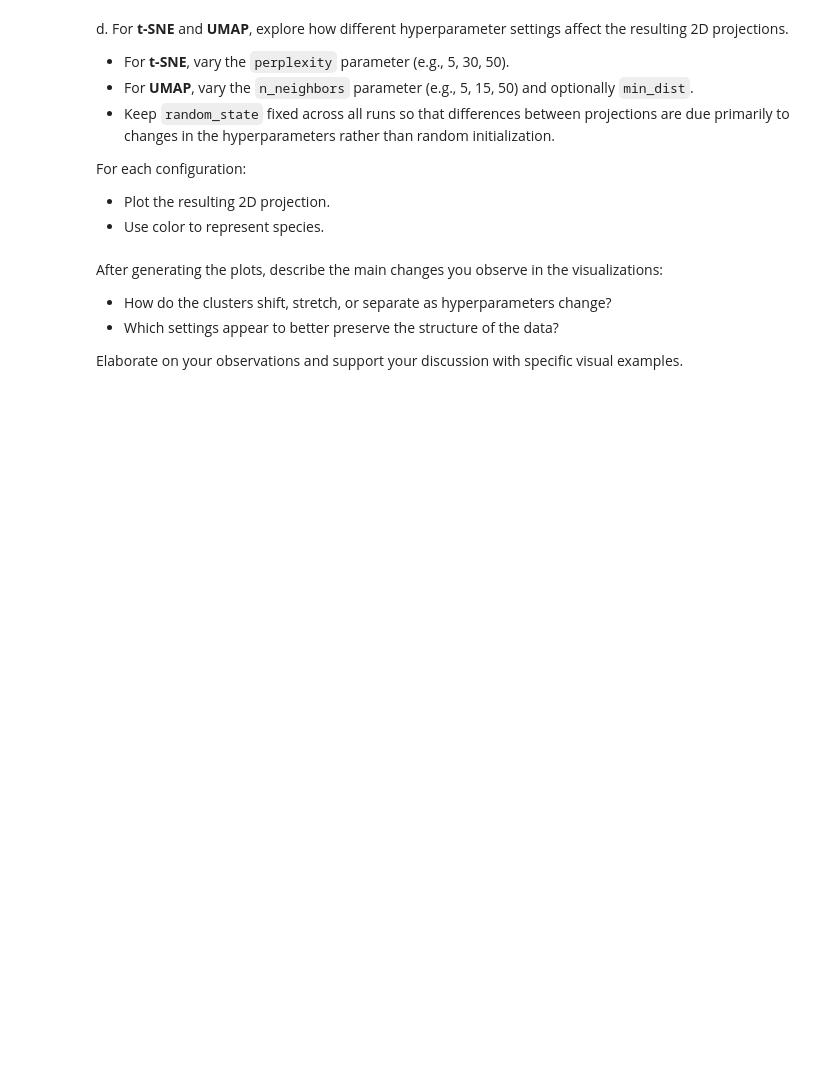
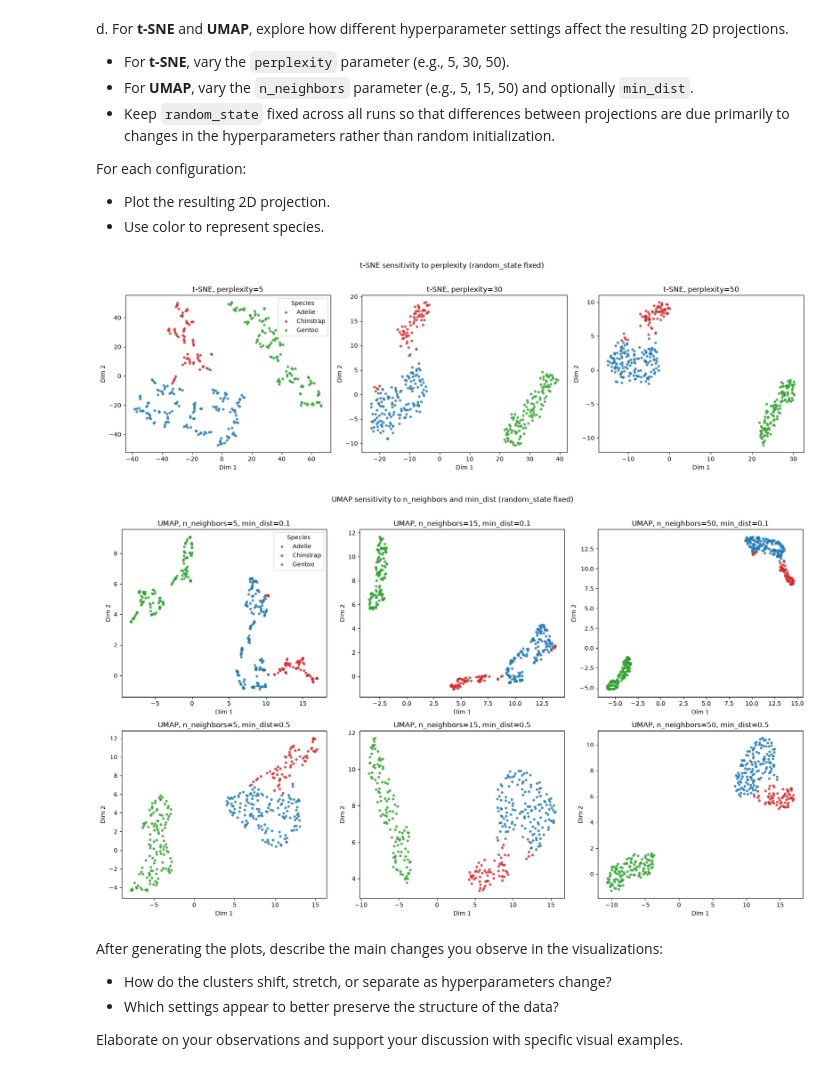
Before and after one commit to SJ-Jain-systems/labsml, a Jupyter notebook: 03-tsne-and-umap.ipynb, the cells around one changed output. Cells and saved outputs as stored; diff of their text form; code cells hidden in the pictures; blank space fills up the shorter version.

```diff
--- a/03-tsne-and-umap.ipynb
+++ b/03-tsne-and-umap.ipynb
@@ -113,7 +183,33 @@ For each configuration:
 - Plot the resulting 2D projection.
 - Use color to represent species.
 # %%
-# YOUR CODE HERE
+perplexities = [5, 30, 50]
+n_neighbors_list = [5, 15, 50]
+min_dists = [0.1, 0.5]
+
+fig, axes = plt.subplots(1, len(perplexities), figsize=(17, 5))
+for ax, p in zip(axes, perplexities):
+    emb = TSNE(n_components=2, perplexity=p, init="pca",
+               learning_rate="auto", random_state=RANDOM_STATE).fit_transform(X_scaled)
+    scatter_by_species(ax, emb, f"t-SNE, perplexity={p}")
+axes[0].legend(title="Species")
+plt.suptitle("t-SNE sensitivity to perplexity (random_state fixed)", y=1.02)
+plt.tight_layout()
+plt.show()
+
+fig, axes = plt.subplots(len(min_dists), len(n_neighbors_list), figsize=(17, 10))
+for i, md in enumerate(min_dists):
+    for j, nn in enumerate(n_neighbors_list):
+        emb = umap.UMAP(n_components=2, n_neighbors=nn, min_dist=md,
+                        random_state=RANDOM_STATE).fit_transform(X_scaled)
+        scatter_by_species(axes[i, j], emb, f"UMAP, n_neighbors={nn}, min_dist={md}")
+axes[0, 0].legend(title="Species")
+plt.suptitle("UMAP sensitivity to n_neighbors and min_dist (random_state fixed)", y=1.01)
+plt.tight_layout()
+plt.show()
+# %% [output]
+[figure, added]
+[figure, added]
 # %% [markdown]
 After generating the plots, describe the main changes you observe in the visualizations:
 - How do the clusters shift, stretch, or separate as hyperparameters change?
```
Also changed, not shown: parts of 4 cells of this notebook.
